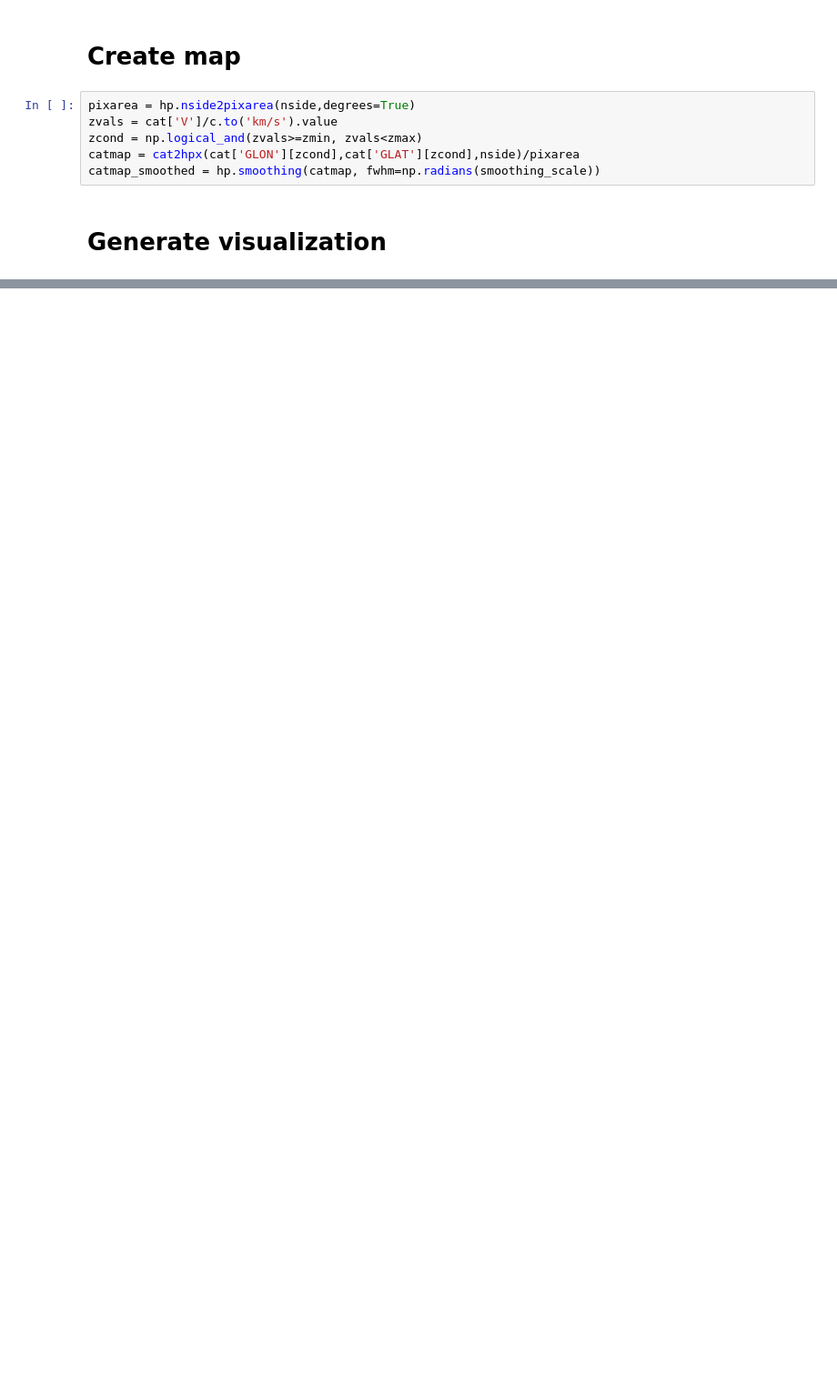
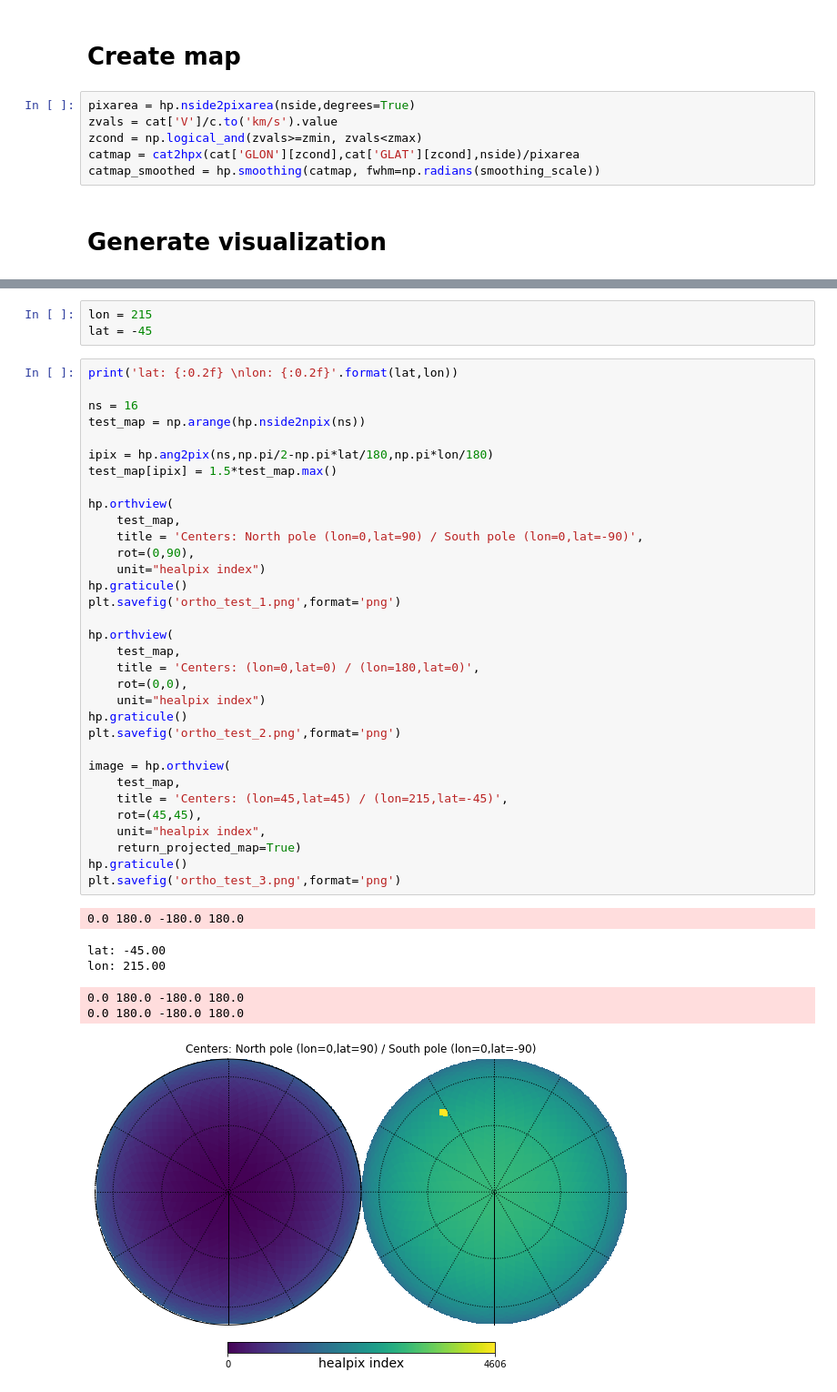
Before and after one commit to jfreudenburg/surp-skyviz, a Jupyter notebook: 2MASS_map.ipynb, the cells around one changed output, grey strips where cells are left out. Shown at 91% size. Cells and saved outputs as stored; diff of their text form; blank space fills up the shorter version.

```diff
--- a/2MASS_map.ipynb
+++ b/2MASS_map.ipynb
@@ -118,0 +157,43 @@ _=plt.hist(cat['V']/c.to('km/s').value,50)
+# %%
+lon = 215
+lat = -45
+# %%
+print('lat: {:0.2f} \nlon: {:0.2f}'.format(lat,lon))
+
+ns = 16
+test_map = np.arange(hp.nside2npix(ns))
+
+ipix = hp.ang2pix(ns,np.pi/2-np.pi*lat/180,np.pi*lon/180)
+test_map[ipix] = 1.5*test_map.max()
+
+hp.orthview(
+    test_map,
+    title = 'Centers: North pole (lon=0,lat=90) / South pole (lon=0,lat=-90)',
+    rot=(0,90),
+    unit="healpix index")
+hp.graticule()
+plt.savefig('ortho_test_1.png',format='png')
+
+hp.orthview(
+    test_map,
+    title = 'Centers: (lon=0,lat=0) / (lon=180,lat=0)',
+    rot=(0,0),
+    unit="healpix index")
+hp.graticule()
+plt.savefig('ortho_test_2.png',format='png')
+
+image = hp.orthview(
+    test_map,
+    title = 'Centers: (lon=45,lat=45) / (lon=215,lat=-45)',
+    rot=(45,45),
+    unit="healpix index",
+    return_projected_map=True)
+hp.graticule()
+plt.savefig('ortho_test_3.png',format='png')
+# %% [output]
+0.0 180.0 -180.0 180.0
+lat: -45.00
+lon: 215.00
+0.0 180.0 -180.0 180.0
+0.0 180.0 -180.0 180.0
+[figure, added]
```
Also changed, not shown: parts of 15 cells of this notebook, 23 other files.
